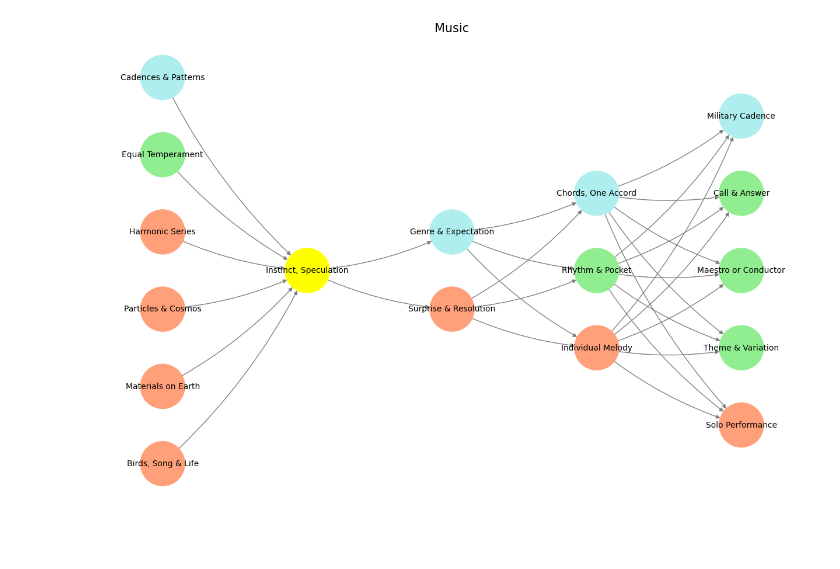
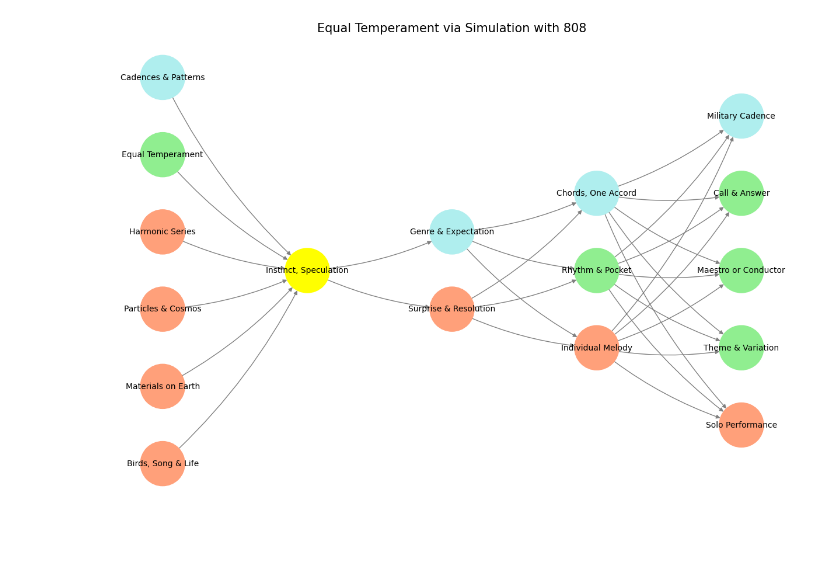
Before and after one commit to abikesa/apple, a Jupyter notebook: kitabo/ensi/_build/jupyter_execute/act3/part2/part2_1.ipynb, the cells around one changed output. Saved outputs shown, nothing was run; the diff lists cells and outputs as text; code cells hidden in the pictures.

Commit message:
equal temperament via simulation with 808

```diff
--- a/kitabo/ensi/_build/jupyter_execute/act3/part2/part2_1.ipynb
+++ b/kitabo/ensi/_build/jupyter_execute/act3/part2/part2_1.ipynb
@@ -123,35 +123,35 @@ def visualize_nn():
     center_x = 0  # Align nodes horizontally
 
     # Add nodes and assign positions
     for i, (layer_name, nodes) in enumerate(layers.items()):
         y_positions = calculate_positions(nodes, center_x, offset=-len(layers) + i + 1)
         for node, position in zip(nodes, y_positions):
             G.add_node(node, layer=layer_name)
             pos[node] = position
             node_colors.append(assign_colors(node, layer_name))
 
     # Add edges (without weights)
     for layer_pair in [
         ('Pre-Input/CudAlexnet', 'Yellowstone/SensoryAI'), ('Yellowstone/SensoryAI', 'Input/AgenticAI'), ('Input/AgenticAI', 'Hidden/GenerativeAI'), ('Hidden/GenerativeAI', 'Output/PhysicalAI')
     ]:
         source_layer, target_layer = layer_pair
         for source in layers[source_layer]:
             for target in layers[target_layer]:
                 G.add_edge(source, target)
 
     # Draw the graph
     plt.figure(figsize=(12, 8))
     nx.draw(
         G, pos, with_labels=True, node_color=node_colors, edge_color='gray',
         node_size=3000, font_size=10, connectionstyle="arc3,rad=0.1"
     )
-    plt.title("Music", fontsize=15)
+    plt.title("Equal Temperament via Simulation with 808", fontsize=15)
     plt.show()
 
 # Run the visualization
 visualize_nn()
 # %% [output]
-[figure, old version]
+[figure, new version]
 # %% [markdown]
 #
 # %% [markdown]
```
Also changed, not shown: 8 other files.
